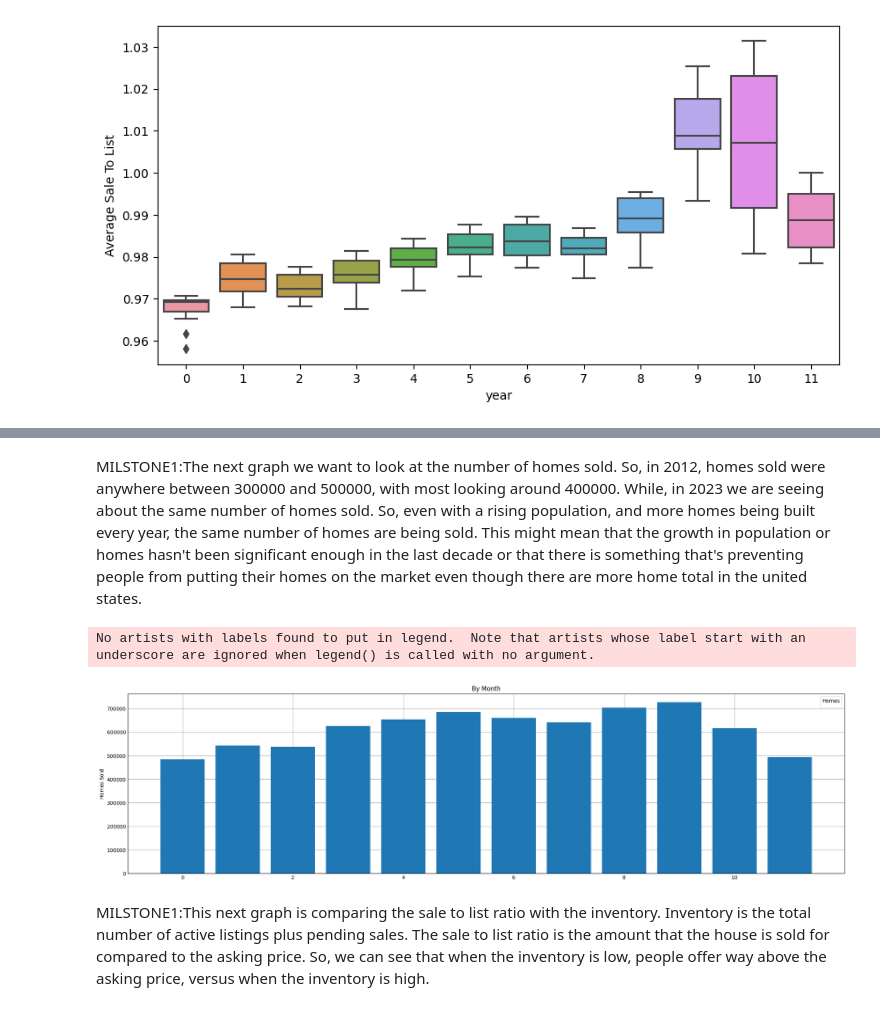
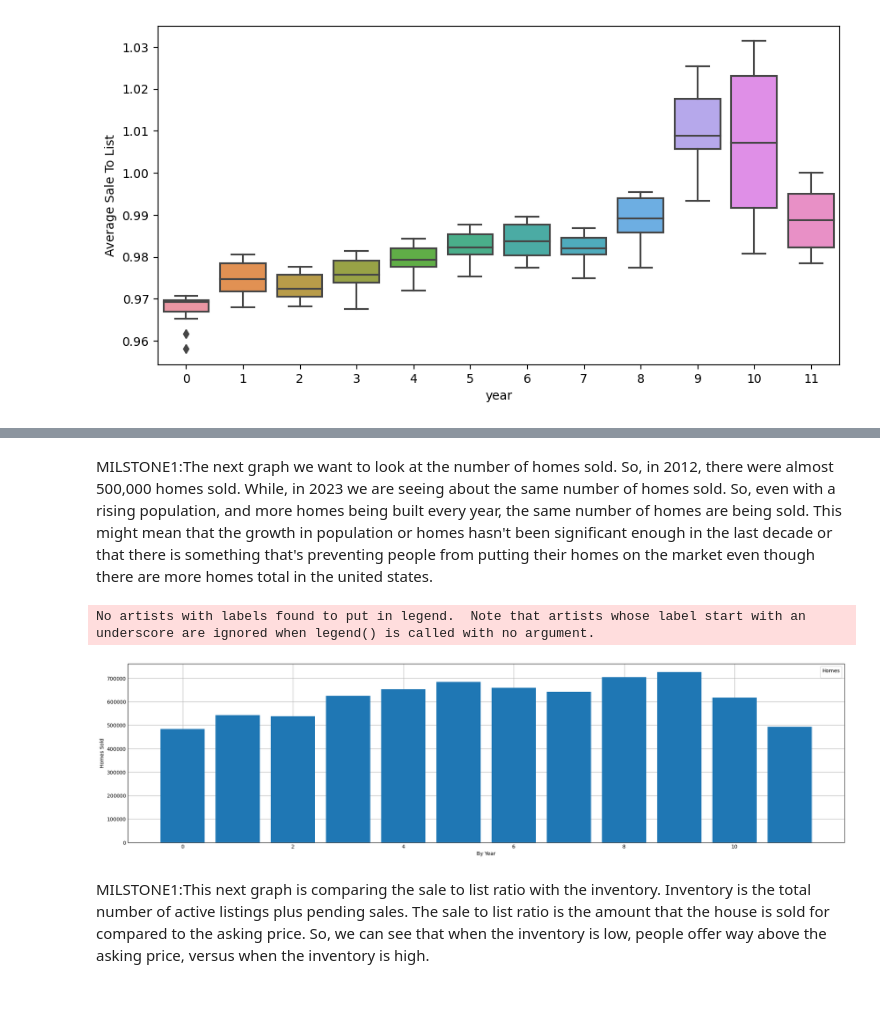
Before and after one commit to breannaparker1991/housing_market, a Jupyter notebook: parker550final.ipynb, the cells around one changed output, grey strips where cells are left out. Saved outputs shown, nothing was run; the diff lists cells and outputs as text; code cells hidden in the pictures.

```diff
--- a/parker550final.ipynb
+++ b/parker550final.ipynb
@@ -62,6 +66,8 @@ Data columns (total 20 columns):
  19  Average Sale To List YoY   952 non-null    float64
 dtypes: float64(12), int64(6), object(2)
 memory usage: 148.9+ KB
+# %%
+df['Homes Sold'] = df['Homes Sold'].astype(float)
 # %%
 #dropped column and confirmed removed
 df = df.drop(['Region'], axis = 1)
@@ -618,18 +539,18 @@ plt.show()
 # %% [markdown]
-MILSTONE1:The next graph we want to look at the number of homes sold. So, in 2012, homes sold were anywhere between 300000 and 500000, with most looking around 400000. While, in 2023 we are seeing about the same number of homes sold. So, even with a rising population, and more homes being built every year, the same number of homes are being sold. This might mean that the growth in population or homes hasn't been significant enough in the last decade or that there is something that's preventing people from putting their homes on the market even though there are more home total in the united states.
+MILSTONE1:The next graph we want to look at the number of homes sold. So, in 2012, there were almost 500,000 homes sold. While, in 2023 we are seeing about the same number of homes sold. So, even with a rising population, and more homes being built every year, the same number of homes are being sold. This might mean that the growth in population or homes hasn't been significant enough in the last decade or that there is something that's preventing people from putting their homes on the market even though there are more homes total in the united states.
 # %%
 #bar graph
 fig, ax = plt.subplots(figsize=(20,5) )
 ax.bar(df3['year'], df3['Homes Sold'])
 
 ax.set_ylabel('Homes Sold')
-ax.set_title('By Month')
+ax.set_xlabel('By Year')
 ax.legend(title='Homes')
 
 plt.show()
 # %% [output]
 No artists with labels found to put in legend.  Note that artists whose label start with an underscore are ignored when legend() is called with no argument.
-[figure, old version]
+[figure, new version]
 # %% [markdown]
 MILSTONE1:This next graph is comparing the sale to list ratio with the inventory. Inventory is the total number of active listings plus pending sales. The sale to list ratio is the amount that the house is sold for compared to the asking price. So, we can see that when the inventory is low, people offer way above the asking price, versus when the inventory is high.
 # %%
```
Also changed, not shown: parts of 41 cells of this notebook.
